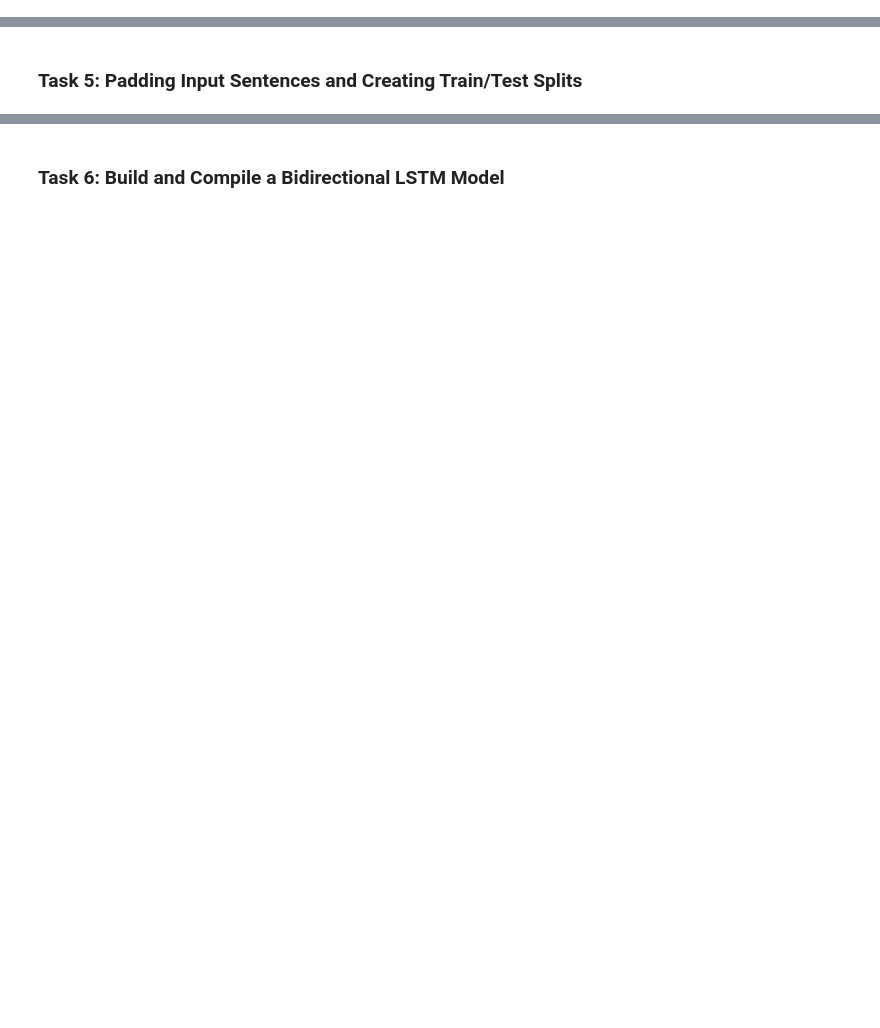
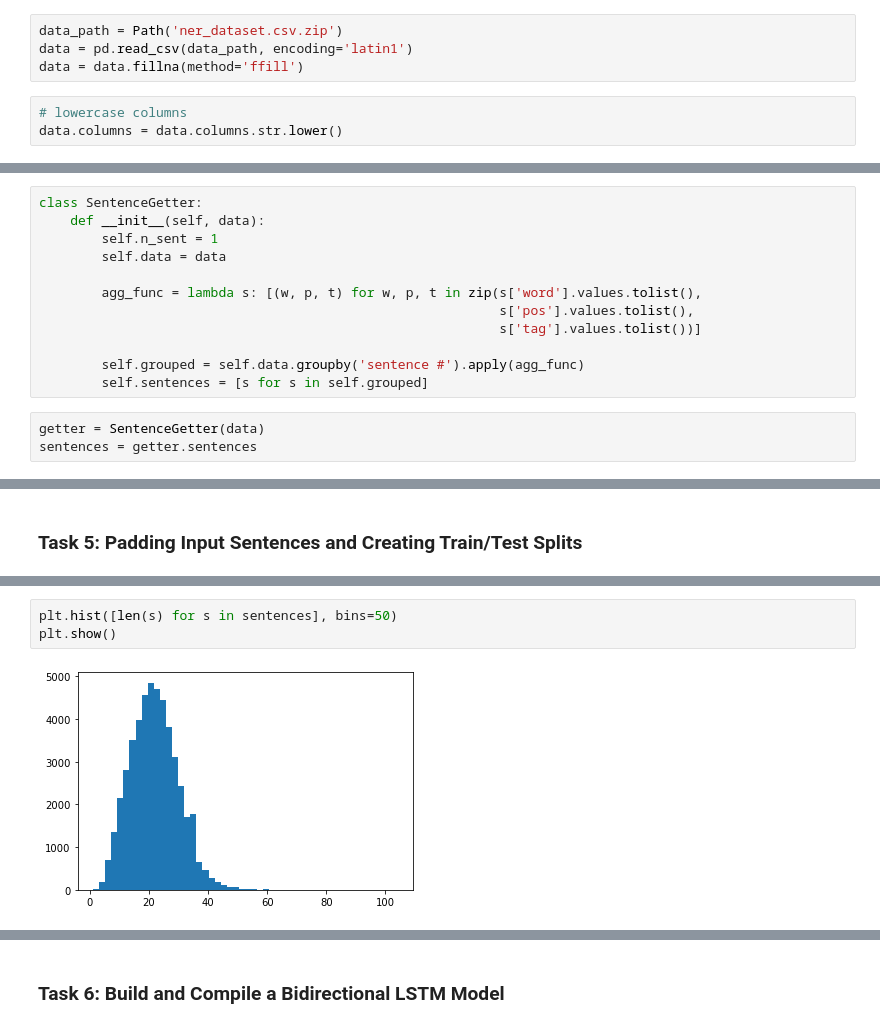
Before and after one commit to baroncurtin2/lstm-entity-recognition, a Jupyter notebook: NER.ipynb, the cells around one changed output, grey strips where cells are left out. Drawn from its saved outputs; the diff is of its cells as text; blank space fills up the shorter version.

```diff
--- a/NER.ipynb
+++ b/NER.ipynb
@@ -39,0 +34,7 @@ GPU detected: [PhysicalDevice(name='/physical_device:GPU:0', device_type='GPU')]
+# %%
+data_path = Path('ner_dataset.csv.zip')
+data = pd.read_csv(data_path, encoding='latin1')
+data = data.fillna(method='ffill')
+# %%
+# lowercase columns
+data.columns = data.columns.str.lower()
@@ -41,0 +80,15 @@ GPU detected: [PhysicalDevice(name='/physical_device:GPU:0', device_type='GPU')]
+# %%
+class SentenceGetter:
+    def __init__(self, data):
+        self.n_sent = 1
+        self.data = data
+
+        agg_func = lambda s: [(w, p, t) for w, p, t in zip(s['word'].values.tolist(),
+                                                           s['pos'].values.tolist(),
+                                                           s['tag'].values.tolist())]
+
+        self.grouped = self.data.groupby('sentence #').apply(agg_func)
+        self.sentences = [s for s in self.grouped]
+# %%
+getter = SentenceGetter(data)
+sentences = getter.sentences
@@ -48,0 +142,5 @@ GPU detected: [PhysicalDevice(name='/physical_device:GPU:0', device_type='GPU')]
+# %%
+plt.hist([len(s) for s in sentences], bins=50)
+plt.show()
+# %% [output]
+[figure, added]
```
Also changed, not shown: parts of 23 cells of this notebook.
